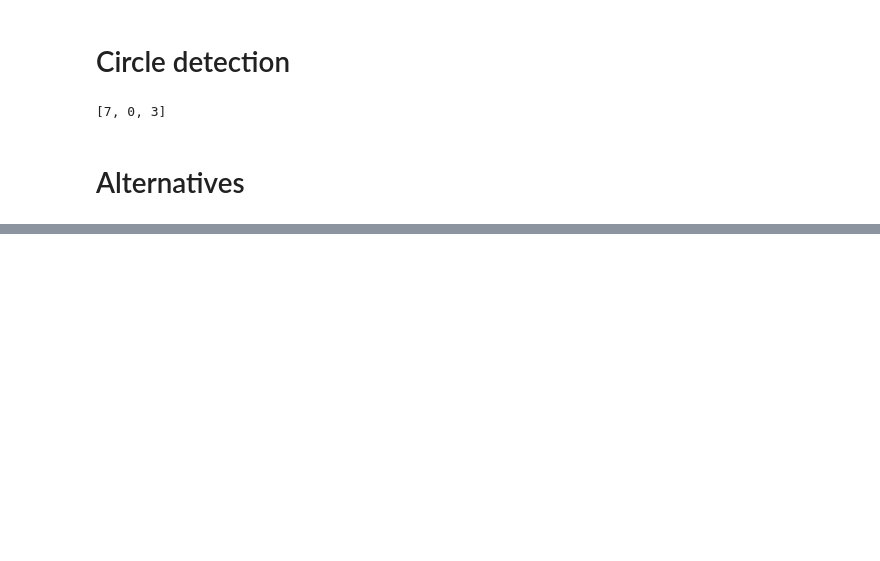
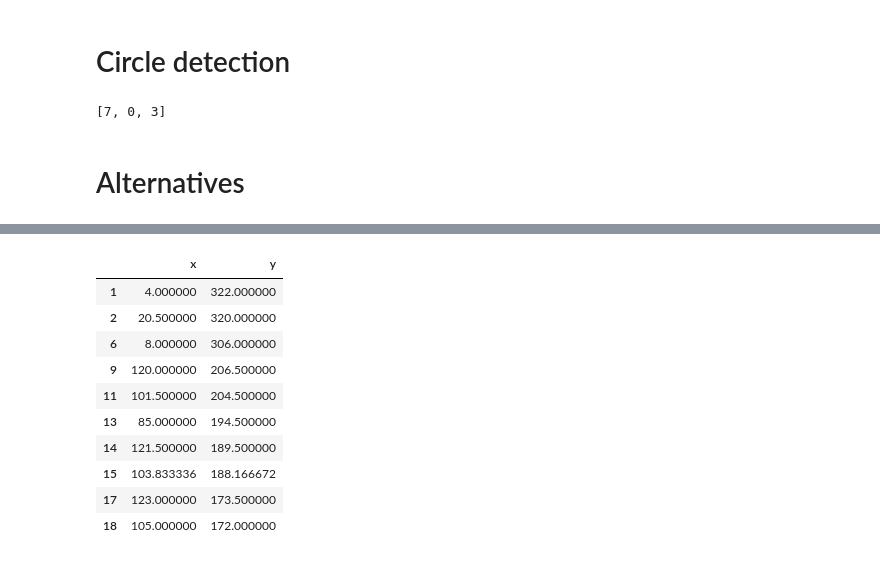
Before and after one commit to amoghsharma24/Macademia-Project-PAR, a Jupyter notebook: tree_testing.ipynb, the cells around one changed output, grey strips where cells are left out. Saved outputs shown, nothing was run; the diff lists cells and outputs as text; code cells hidden in the pictures; blank space fills up the shorter version.

```diff
--- a/tree_testing.ipynb
+++ b/tree_testing.ipynb
@@ -141,0 +410,24 @@ df.head()
+# %%
+# print(list(potential_grid_points.keys()))
+# trees
+# potential_grid_points
+# filtered_potential_points
+# most_likely_6_trees
+
+trees_df = pd.DataFrame(trees, columns = ["x", "y"])
+
+plot_df = trees_df.iloc[list(filtered_potential_points.keys())]
+
+plot_df.head(20)
+# %% [output]
+|  | x | y |
+| 1 | 4.000000 | 322.000000 |
+| 2 | 20.500000 | 320.000000 |
+| 6 | 8.000000 | 306.000000 |
+| 9 | 120.000000 | 206.500000 |
+| 11 | 101.500000 | 204.500000 |
+| 13 | 85.000000 | 194.500000 |
+| 14 | 121.500000 | 189.500000 |
+| 15 | 103.833336 | 188.166672 |
+| 17 | 123.000000 | 173.500000 |
+| 18 | 105.000000 | 172.000000 |
```
Also changed, not shown: parts of 17 cells of this notebook.
